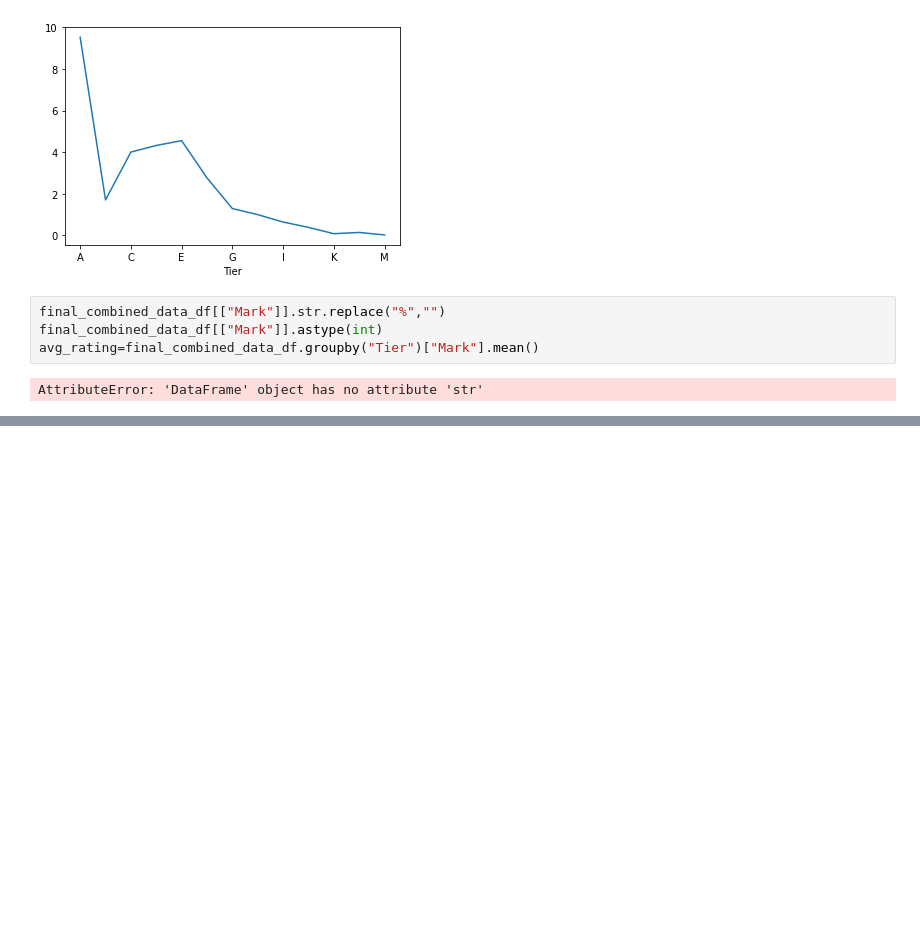
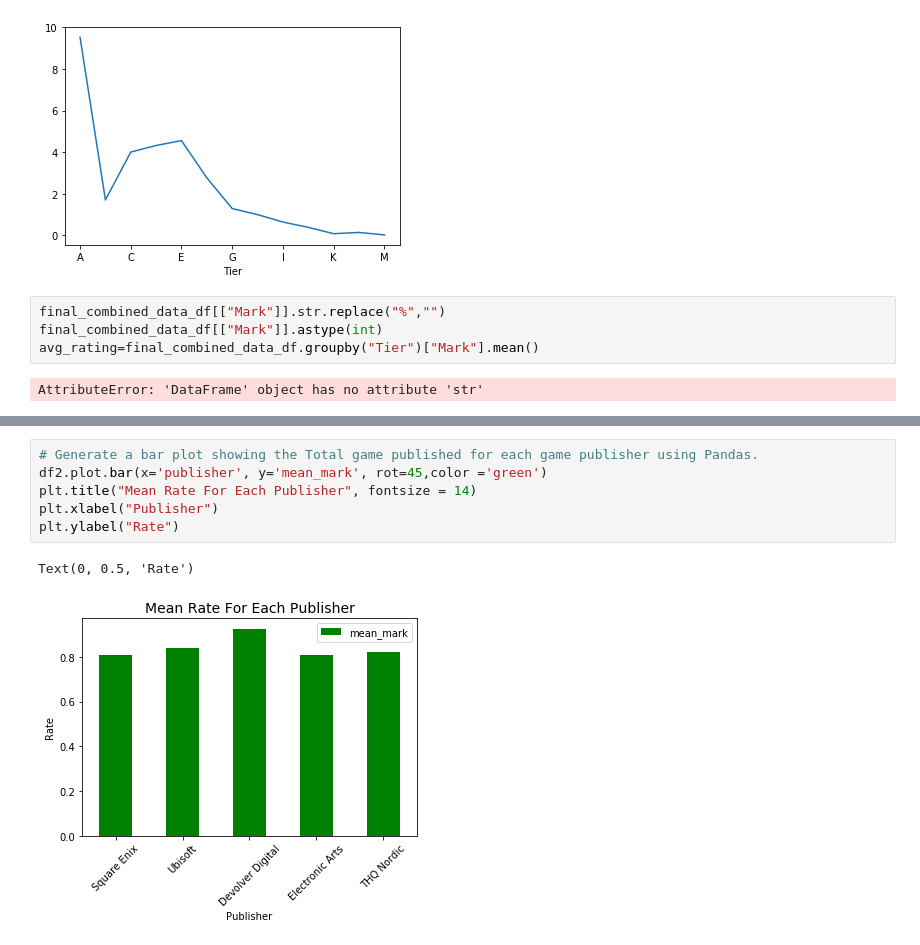
Before and after one commit to HBodden/project1, a Jupyter notebook: SEAMS.ipynb, the cells around one changed output, grey strips where cells are left out. Drawn from its saved outputs; the diff is of its cells as text; blank space fills up the shorter version.

```diff
--- a/SEAMS.ipynb
+++ b/SEAMS.ipynb
@@ -359,0 +523,9 @@ AttributeError: 'DataFrame' object has no attribute 'str'
+# %%
+# Generate a bar plot showing the Total game published for each game publisher using Pandas.
+df2.plot.bar(x='publisher', y='mean_mark', rot=45,color ='green')
+plt.title("Mean Rate For Each Publisher", fontsize = 14)
+plt.xlabel("Publisher")
+plt.ylabel("Rate")
+# %% [output]
+Text(0, 0.5, 'Rate')
+[figure, added]
```
Also changed, not shown: parts of 12 cells of this notebook.
